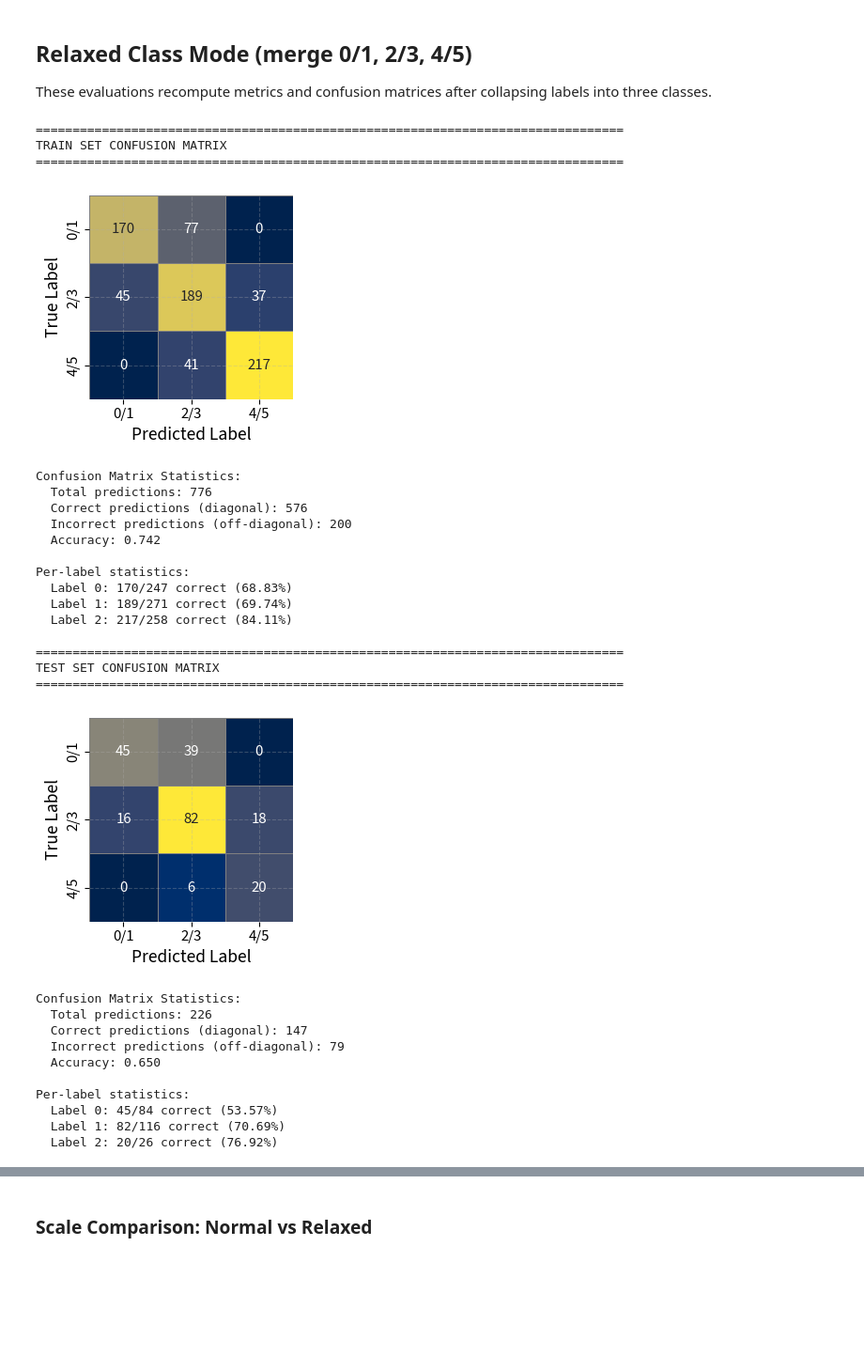
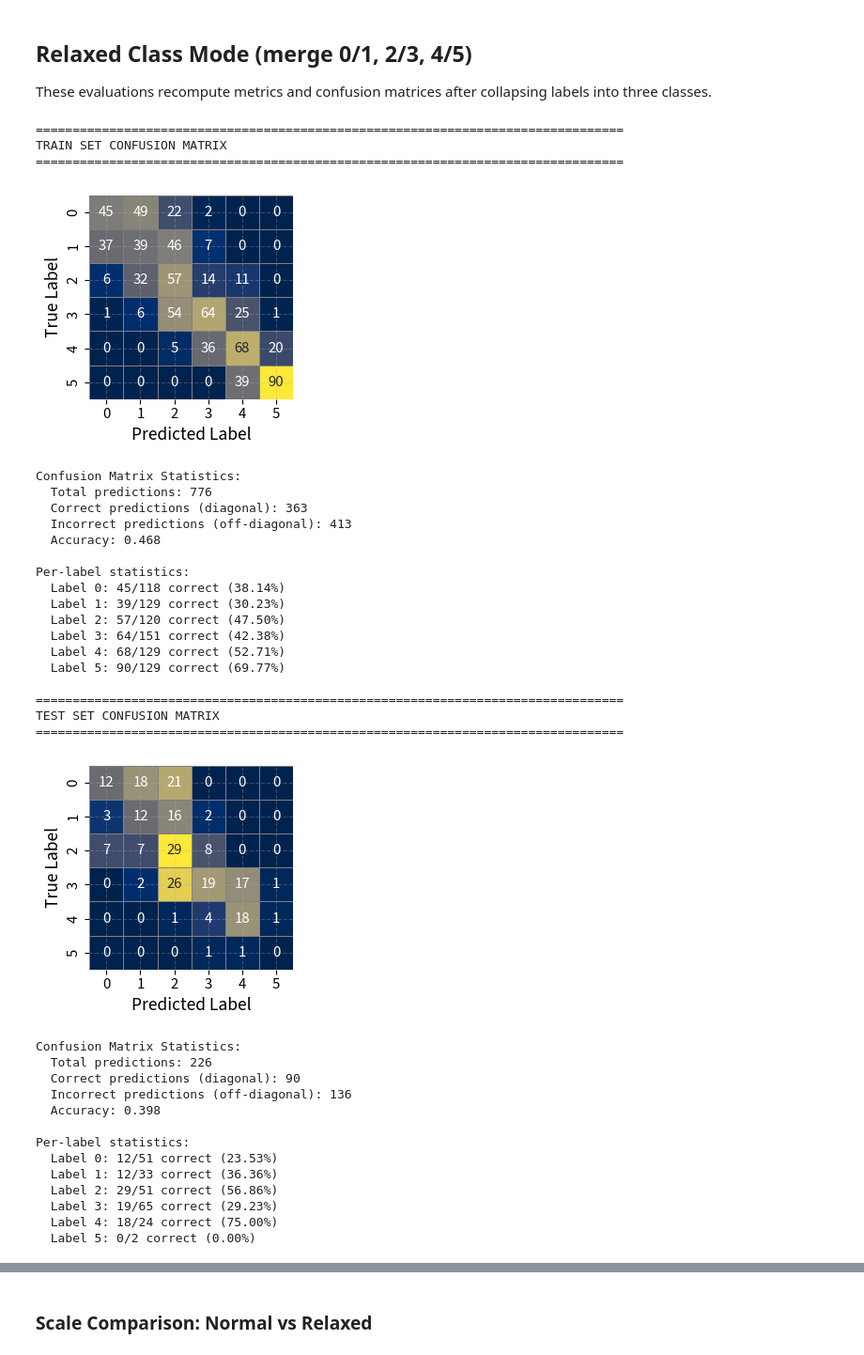
Before and after one commit to itzTerra/vis-desc, a Jupyter notebook: modules/lab/src/evaluation/llm/llm.ipynb, the cells around one changed output, grey strips where cells are left out. Shown at 94% size. Cells and saved outputs as stored; diff of their text form; code cells hidden in the pictures; blank space fills up the shorter version.

```diff
--- a/modules/lab/src/evaluation/llm/llm.ipynb
+++ b/modules/lab/src/evaluation/llm/llm.ipynb
@@ -240,60 +240,66 @@ filtered_score_data_relaxed = [
     sd for sd in filtered_score_data if sd.config_id == SELECTED_CONFIG_IDX
 ]
 if filtered_score_data_relaxed:
     sd_relaxed = filtered_score_data_relaxed[0]
     relaxed_conf_model = llm_metrics_to_core(
         predictions=to_int_0_5(sd_relaxed.train_scores)
         if sd_relaxed.train_scores is not None and sd_relaxed.train_scores.size > 0
         else None,
         labels=sd_relaxed.y_train
         if sd_relaxed.train_scores is not None and sd_relaxed.train_scores.size > 0
         else None,
         test_predictions=to_int_0_5(sd_relaxed.test_scores)
         if sd_relaxed.test_scores is not None and sd_relaxed.test_scores.size > 0
         else None,
         test_labels=sd_relaxed.y_test
         if sd_relaxed.test_scores is not None and sd_relaxed.test_scores.size > 0
         else None,
         model_name=sd_relaxed.model_name,
     )
     vis_specific_model_conf_matrices(
         relaxed_conf_model,
         show_proportional=False,
         show_title=False,
-        class_mode="relaxed",
+        class_mode="neighbor",
     )
 else:
     print(f"No models found for configuration {SELECTED_CONFIG_IDX}")
 # %% [output]
 ================================================================================
 TRAIN SET CONFUSION MATRIX
 ================================================================================
-[figure, old version]
+[figure, new version]
 Confusion Matrix Statistics:
   Total predictions: 776
-  Correct predictions (diagonal): 576
-  Incorrect predictions (off-diagonal): 200
-  Accuracy: 0.742
+  Correct predictions (diagonal): 363
+  Incorrect predictions (off-diagonal): 413
+  Accuracy: 0.468
 
 Per-label statistics:
-  Label 0: 170/247 correct (68.83%)
-  Label 1: 189/271 correct (69.74%)
-  Label 2: 217/258 correct (84.11%)
+  Label 0: 45/118 correct (38.14%)
+  Label 1: 39/129 correct (30.23%)
+  Label 2: 57/120 correct (47.50%)
+  Label 3: 64/151 correct (42.38%)
+  Label 4: 68/129 correct (52.71%)
+  Label 5: 90/129 correct (69.77%)
 
 ================================================================================
 TEST SET CONFUSION MATRIX
 ================================================================================
-[figure, old version]
+[figure, new version]
 Confusion Matrix Statistics:
   Total predictions: 226
-  Correct predictions (diagonal): 147
-  Incorrect predictions (off-diagonal): 79
-  Accuracy: 0.650
+  Correct predictions (diagonal): 90
+  Incorrect predictions (off-diagonal): 136
+  Accuracy: 0.398
 
 Per-label statistics:
-  Label 0: 45/84 correct (53.57%)
-  Label 1: 82/116 correct (70.69%)
-  Label 2: 20/26 correct (76.92%)
+  Label 0: 12/51 correct (23.53%)
+  Label 1: 12/33 correct (36.36%)
+  Label 2: 29/51 correct (56.86%)
+  Label 3: 19/65 correct (29.23%)
+  Label 4: 18/24 correct (75.00%)
+  Label 5: 0/2 correct (0.00%)
 # %%
 vis_all_models_plots(
     multiple_models,
```
Also changed, not shown: parts of 4 cells of this notebook, 8 other files.
